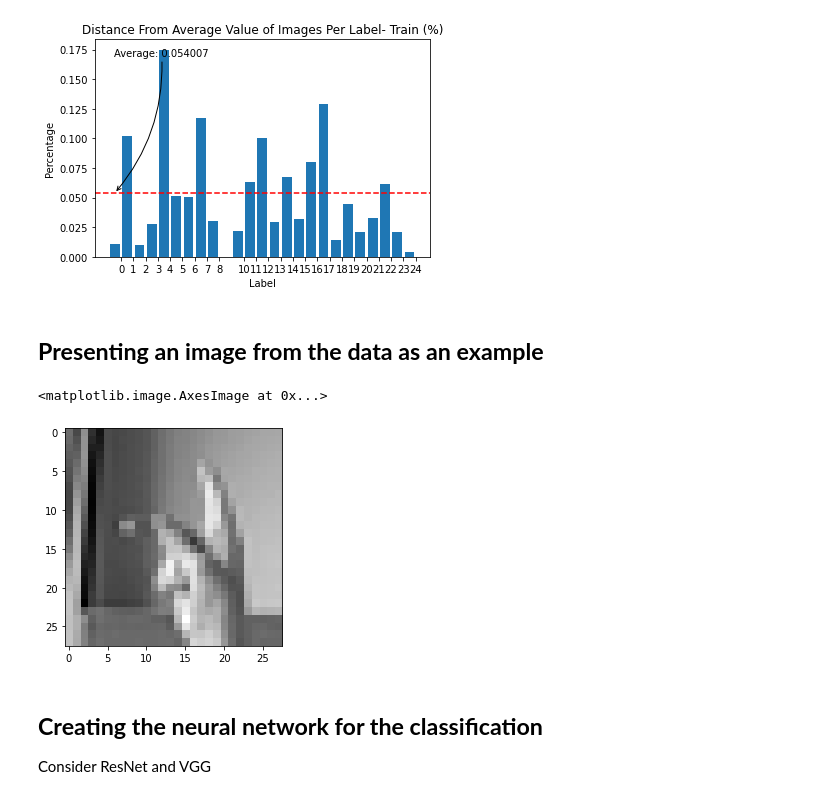
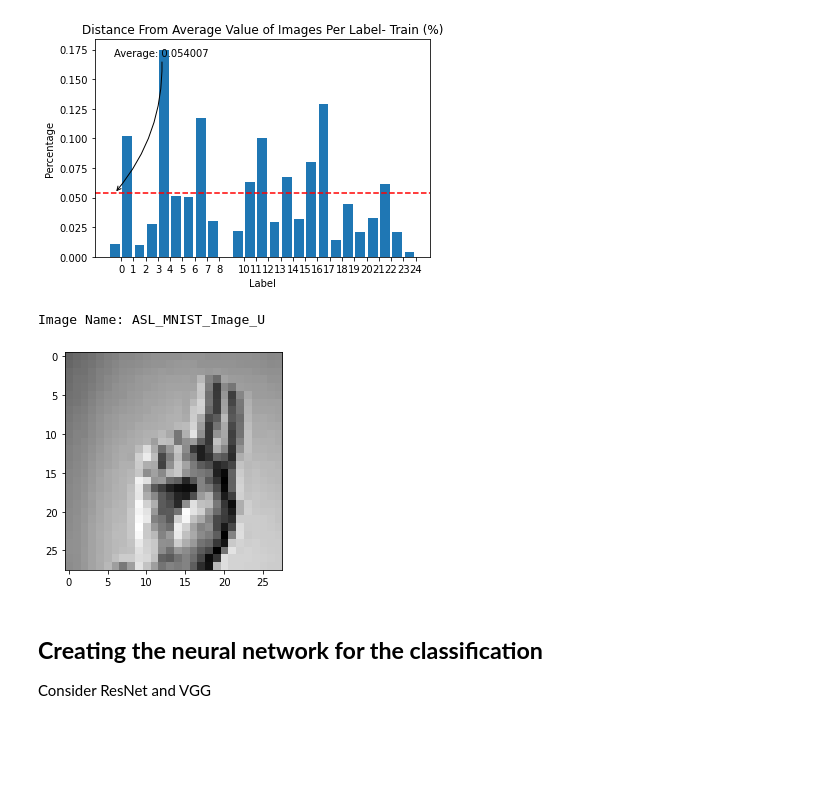
Before and after one commit to RonBartov/american-sign-language-image-classification, a Jupyter notebook: Copy_of_Deep_Learning_Final_Project_ASL_Classification.ipynb, the cells around one changed output. Drawn from its saved outputs; the diff is of its cells as text; code cells hidden in the pictures; blank space fills up the shorter version.

Commit message:
updated plot also to mnist frames

```diff
--- a/Copy_of_Deep_Learning_Final_Project_ASL_Classification.ipynb
+++ b/Copy_of_Deep_Learning_Final_Project_ASL_Classification.ipynb
@@ -35,9 +35,9 @@ Mounted at /content/gdrive
 # whenever we want to display an image from the dataframe or from the images we
 # took from our personal device
 
-def plot_image(img_name=None, img_source_name=None, img_source=None, int_to_letter_dict = None):
+def plot_image(indicator=None, img_source_name=None, img_source=None, int_to_letter_dict = None):
   ''' Inputs:
-      img_name: full name of the image including extenison
+      indicator: for img_source 'iPhone' it's a full name of the image including extenison. For img_source 'MNIST' it's a row number of img_source
       img_source_name: 'iPhone' or 'MNIST'
       img_source: for 'iPhone' insert the path of the iPhone images folder and for MNIST image insert the data frame of the MNIST
       int_to_letter_dict: dictionary that maps int (label's number) to their corresponding letters {int: leter}
@@ -47,6 +47,7 @@ def plot_image(img_name=None, img_source_name=None, img_source=None, int_to_lett
   '''
 
   if img_source_name == 'iPhone':
+    img_name = indicator
     print("Image Name: " + img_name + "\n")
     img_path = img_source + "/" + img_name
     img_rgb = Im.open(img_path)
@@ -57,6 +58,9 @@ def plot_image(img_name=None, img_source_name=None, img_source=None, int_to_lett
     print("Size of the gray image:", np.array(img_gray).shape)
     print("Size of the gray resized image:", np.array(resized_gray_img).shape)
 
+    gray_img_array = np.array(resized_gray_img).reshape(-1)
+    df = pd.DataFrame(gray_img_array.reshape(1, -1), columns=["pixel" + str(i+1) for i in range(784)])
+
     # Plots
     fig, axs = plt.subplots(1, 3, figsize=(15, 5))
     axs[0].imshow(img_rgb)
@@ -66,8 +70,18 @@ def plot_image(img_name=None, img_source_name=None, img_source=None, int_to_lett
     axs[2].imshow(resized_gray_img, cmap='gray')
     axs[2].set_title("Gray Resized Image")
 
+    return df
+
   elif img_source_name == 'MNIST':
-    return None
+    row_num = indicator
+    label_name = int_to_letter_dict[img_source.iloc[row_num:row_num+1,0].iloc[0]]
+    img_name = "ASL_MNIST_Image_" + label_name
+    img_df = img_source.iloc[row_num:row_num+1,1:]
+    img = img_df.to_numpy()
+
+    print("Image Name: " + img_name + "\n")
+    plt.imshow(img.reshape(28,28), cmap="gray")
+
 
   return None
 # %%
@@ -313,15 +333,19 @@ bar_graph_plot(label_diffrence_from_avg_train, x_label='Label',y_label='Percenta
 # %% [output]
 Average number of samples per label is:  915
 [figure]
-# %% [markdown]
-## **Presenting an image from the data as an example**
-# %%
-pic_df = df_train.iloc[0:1,1:]
-pic = pic_df.to_numpy()
-plt.imshow(pic.reshape(28,28), cmap="gray")
-# %% [output]
-<matplotlib.image.AxesImage at 0x...>
-[figure, removed]
+# %%
+# present one image from training set as an example
+
+# create dictionary that will map between label int representation to label name
+letters = "ABCDEFGHIJKLMNOPQRSTUVWXYZ"
+numbers = range(26)
+int_to_letter_dict = dict(zip(numbers,letters))
+
+# plot image
+plot_image(indicator=10, img_source_name='MNIST', img_source=df_train, int_to_letter_dict = int_to_letter_dict)
+# %% [output]
+Image Name: ASL_MNIST_Image_U
+[figure, added]
 # %%
 # y_train = df_train['label']
 # y_test = df_test['label']
```
Also changed, not shown: parts of 3 cells of this notebook.
